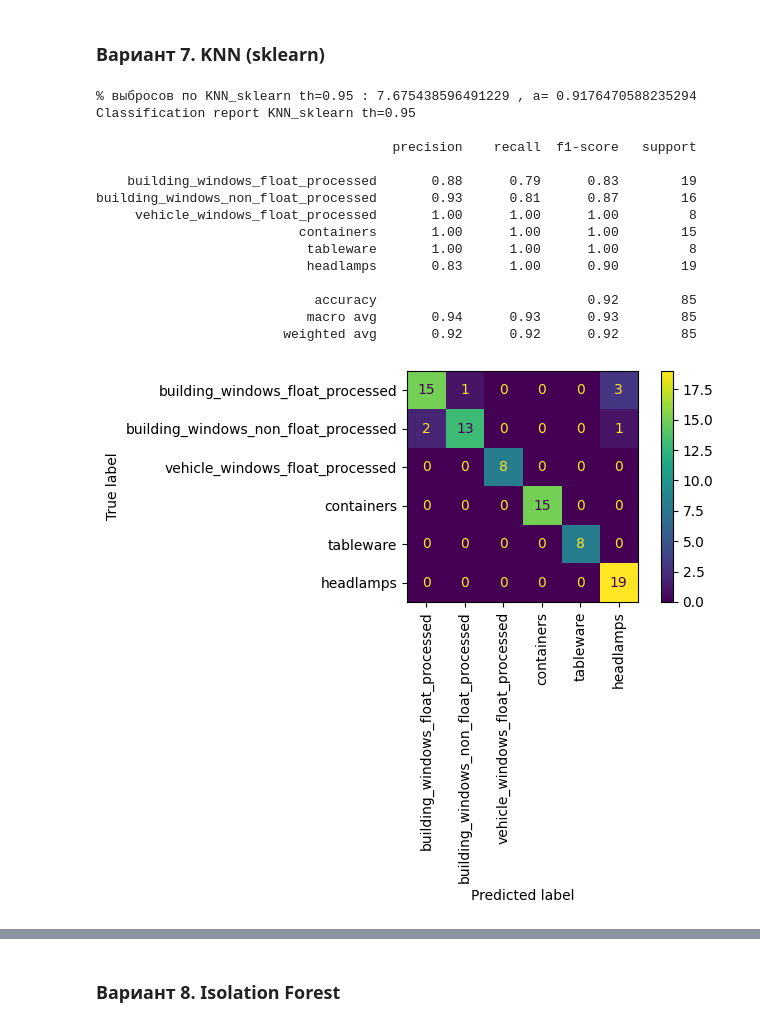
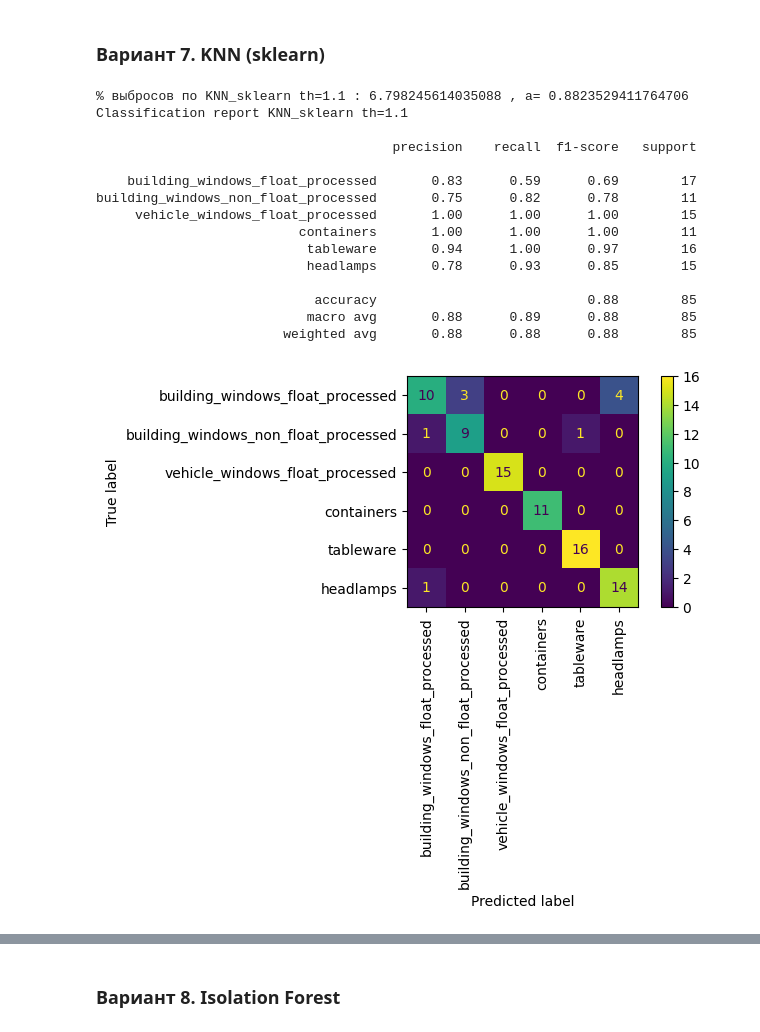
Before and after one commit to solobala/FEML23, a Jupyter notebook: FEML27_DZ8_2.ipynb, the cells around one changed output, grey strips where cells are left out. Saved outputs shown, nothing was run; the diff lists cells and outputs as text; code cells hidden in the pictures.

```diff
--- a/FEML27_DZ8_2.ipynb
+++ b/FEML27_DZ8_2.ipynb
@@ -1304,8 +1306,8 @@ df_results.sort_values(by=['accuracy'], ascending=False).style.format() \
 tmp = data.copy()
 X = tmp.drop(columns=['target'])
 y = tmp['target']
-a_base = 0.92
-rads = np.array([3., 2., 1., 0.5]) # Максимальные расстояния между двумя образцами, при котором один считается соседом другого
+a_base = 0.8
+rads = np.array([5.,4.,3., 2., 1., 0.5, 0.2]) # Максимальные расстояния между двумя образцами, при котором один считается соседом другого
 samples = [i for i in range(2,6)] # Количество выборок (или общий вес) в окрестности точки, которую следует рассматривать как основную точку. В том числе и сама точка
 
 for r in rads:
@@ -1377 +1379,3 @@ building_windows_non_float_processed       1.00      0.89      0.94        18
+# %%
+df_results.drop(index=[12,13], inplace=True)
 # %%
@@ -1398,7 +1402,7 @@ df_results.sort_values(by=['accuracy'], ascending=False).style.format() \
 ### Вариант 7. KNN (sklearn)
 # %%
 ths = [0.85, 0.9, 0.95, 1, 1.05, 1.1, 1.2, 1.3, 1.5] # Это порог, до которого точки - соседи
-a_base = 0.91 # ищем варианты порога, чтобы accuracy была выше a_base
+a_base = 0.8 # ищем варианты порога, чтобы accuracy была выше a_base
 for th in ths:
   tmp=data.copy()
   X=tmp.drop(columns=['target'])
@@ -1427,43 +1431,43 @@ for th in ths:
       opt_method = method
       opt_share = share
       opt_indices = indices
       opt_a = a
       opt_report = report
       a_base = a
 
       dict_outliners = dict()
       indices_outliners = dict()
       outliners=data.loc[list(indices)]
 
       for key, value in class_labels.items():
         dict_outliners[value] = outliners[outliners['target']==value].shape[0]/data.shape[0]*100
         indices_outliners[value] = outliners[outliners['target']==value].index.to_list()
 # Фиксируем результаты
 df_results.loc[len(df_results.index)] = [opt_method, opt_share, opt_indices, opt_a]
 
 for key, value in class_labels.items():
   dict_outliners[value] = outliners[outliners['target']==value].shape[0]/data.shape[0]*100
   indices_outliners[value] = outliners[outliners['target']==value].index.to_list()
   report_ = opt_report[value]
   exper.loc[len(exper.index)] = [method,  value,  report_['precision'], report_['recall'], report_['f1-score'], dict_outliners[value], indices_outliners[value] ]
 print(f'% выбросов по {opt_method} : {opt_share} , a= {opt_a}')
 tmp = data.drop(index= list(opt_indices))
 method,  report, a = get_learn(tmp,random_seed, opt_method, RandomForestClassifier(criterion='entropy',random_state=random_seed), flag=True )
 # %% [output]
-% выбросов по KNN_sklearn th=0.95 : 7.675438596491229 , a= 0.9176470588235294
-Classification report KNN_sklearn th=0.95
+% выбросов по KNN_sklearn th=1.1 : 6.798245614035088 , a= 0.8823529411764706
+Classification report KNN_sklearn th=1.1
 
                                       precision    recall  f1-score   support
 
-    building_windows_float_processed       0.88      0.79      0.83        19
-building_windows_non_float_processed       0.93      0.81      0.87        16
-     vehicle_windows_float_processed       1.00      1.00      1.00         8
-                          containers       1.00      1.00      1.00        15
-                           tableware       1.00      1.00      1.00         8
-                           headlamps       0.83      1.00      0.90        19
+    building_windows_float_processed       0.83      0.59      0.69        17
+building_windows_non_float_processed       0.75      0.82      0.78        11
+     vehicle_windows_float_processed       1.00      1.00      1.00        15
+                          containers       1.00      1.00      1.00        11
+                           tableware       0.94      1.00      0.97        16
+                           headlamps       0.78      0.93      0.85        15
 
-                            accuracy                           0.92        85
-                           macro avg       0.94      0.93      0.93        85
-                        weighted avg       0.92      0.92      0.92        85
+                            accuracy                           0.88        85
+                           macro avg       0.88      0.89      0.88        85
+                        weighted avg       0.88      0.88      0.88        85
-[figure, old version]
+[figure, new version]
 # %%
```
Also changed, not shown: parts of 41 cells of this notebook.
